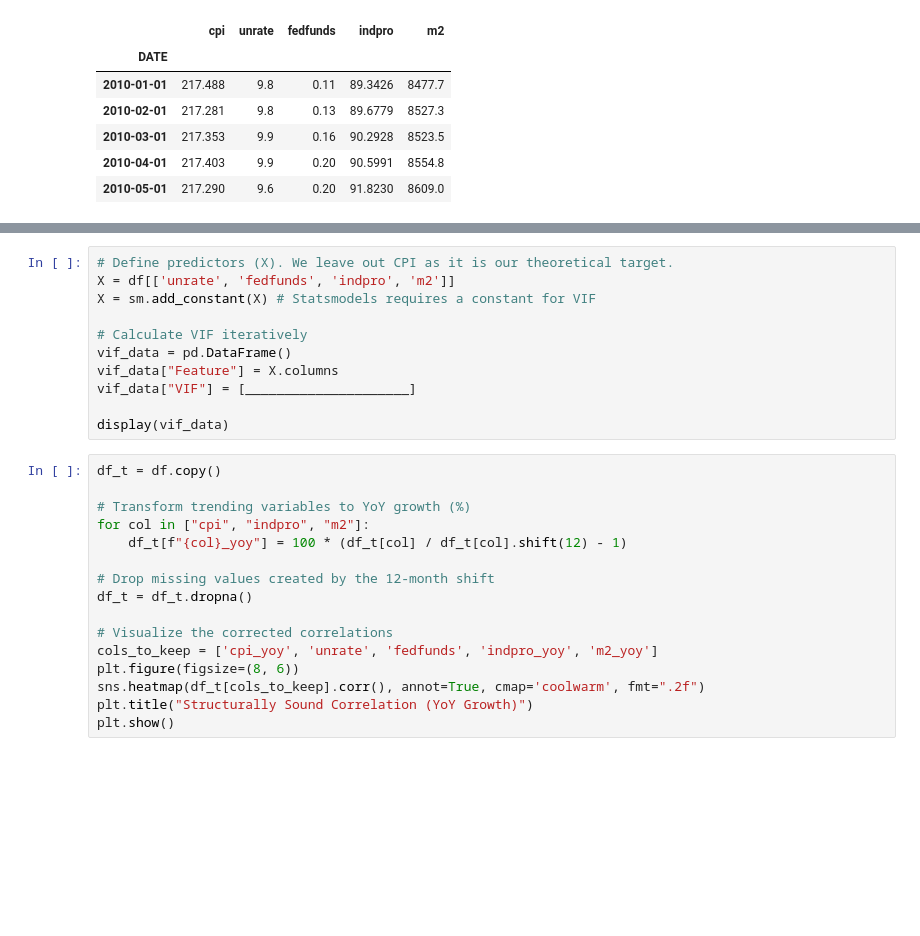
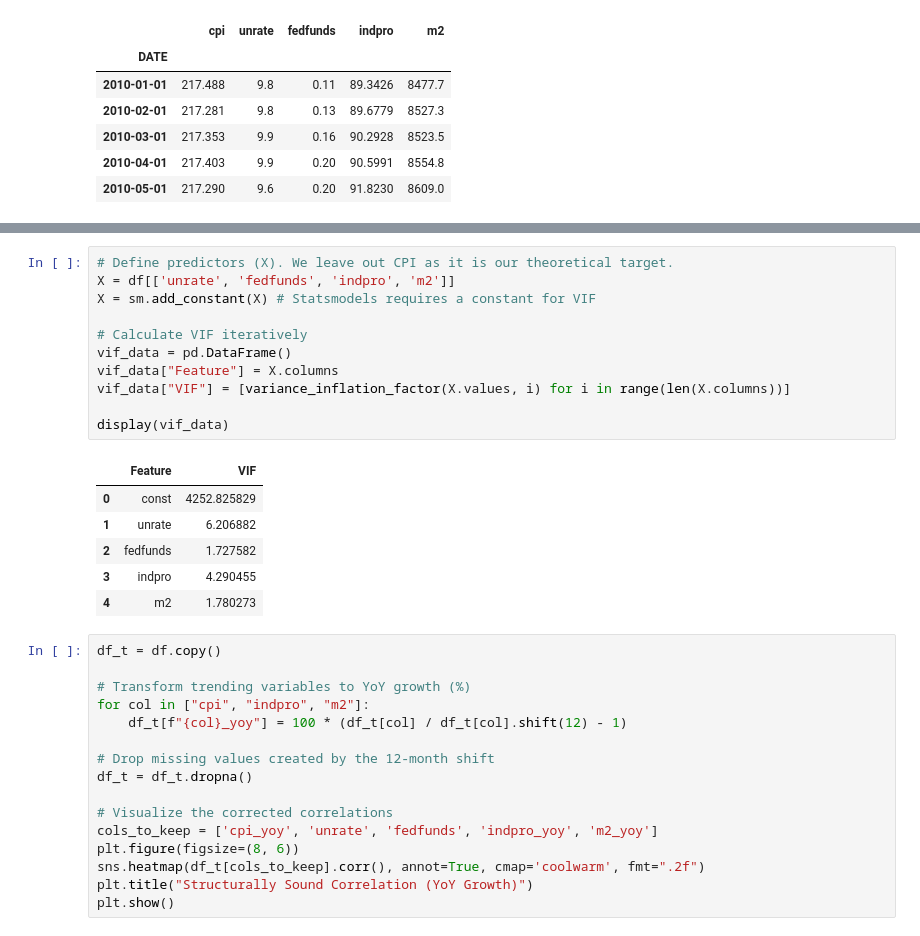
Before and after one commit to xingtianma/econ3916, a Jupyter notebook: Class 10/[Lab 10 ] Causality & Spurious Regression.ipynb, the cells around one changed output, grey strips where cells are left out. Drawn from its saved outputs; the diff is of its cells as text; blank space fills up the shorter version.

```diff
--- a/Class 10/[Lab 10 ] Causality & Spurious Regression.ipynb
+++ b/Class 10/[Lab 10 ] Causality & Spurious Regression.ipynb
@@ -43,14 +45,21 @@ plt.show()
 # %%
 # Define predictors (X). We leave out CPI as it is our theoretical target.
 X = df[['unrate', 'fedfunds', 'indpro', 'm2']]
 X = sm.add_constant(X) # Statsmodels requires a constant for VIF
 
 # Calculate VIF iteratively
 vif_data = pd.DataFrame()
 vif_data["Feature"] = X.columns
-vif_data["VIF"] = [_____________________]
+vif_data["VIF"] = [variance_inflation_factor(X.values, i) for i in range(len(X.columns))]
 
 display(vif_data)
+# %% [output]
+|  | Feature | VIF |
+| 0 | const | 4252.825829 |
+| 1 | unrate | 6.206882 |
+| 2 | fedfunds | 1.727582 |
+| 3 | indpro | 4.290455 |
+| 4 | m2 | 1.780273 |
 # %%
 df_t = df.copy()
 
```
Also changed, not shown: parts of 1 cell of this notebook.
